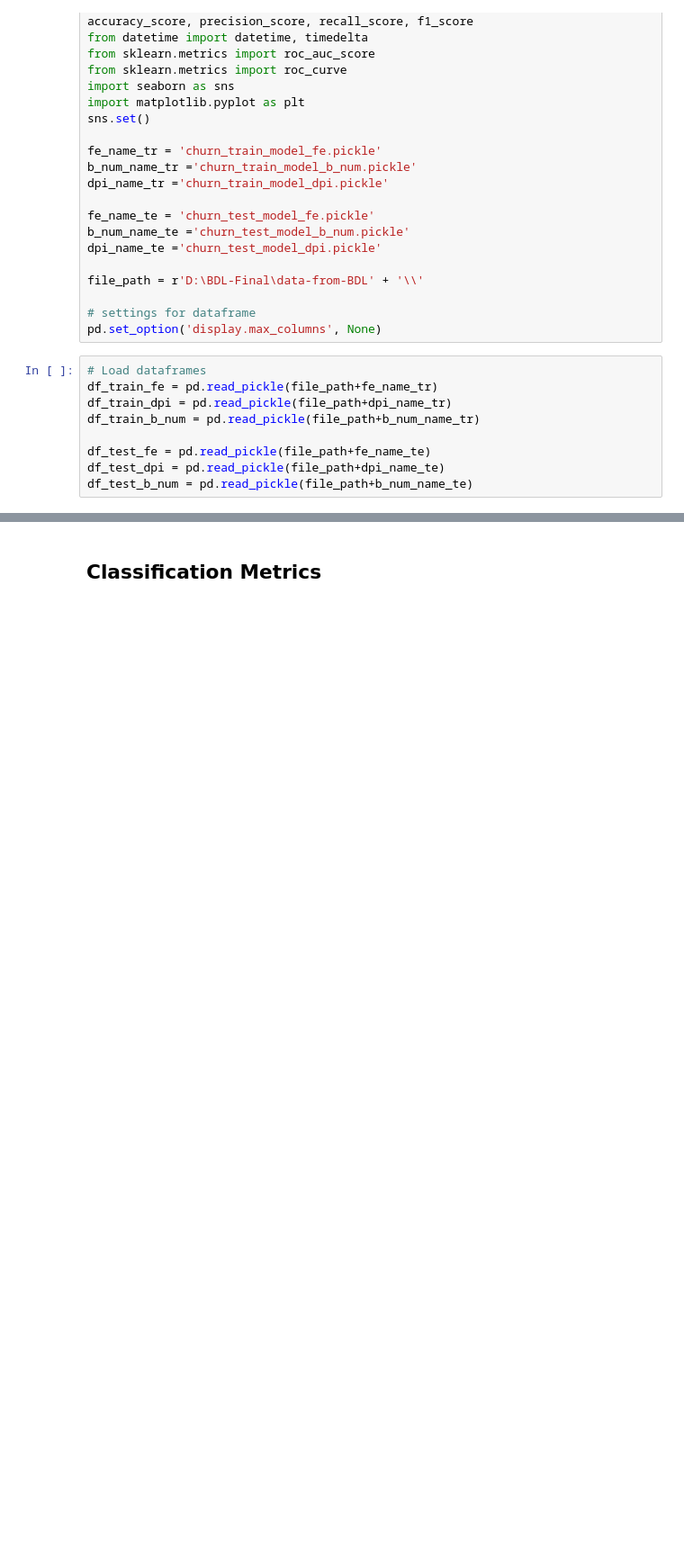
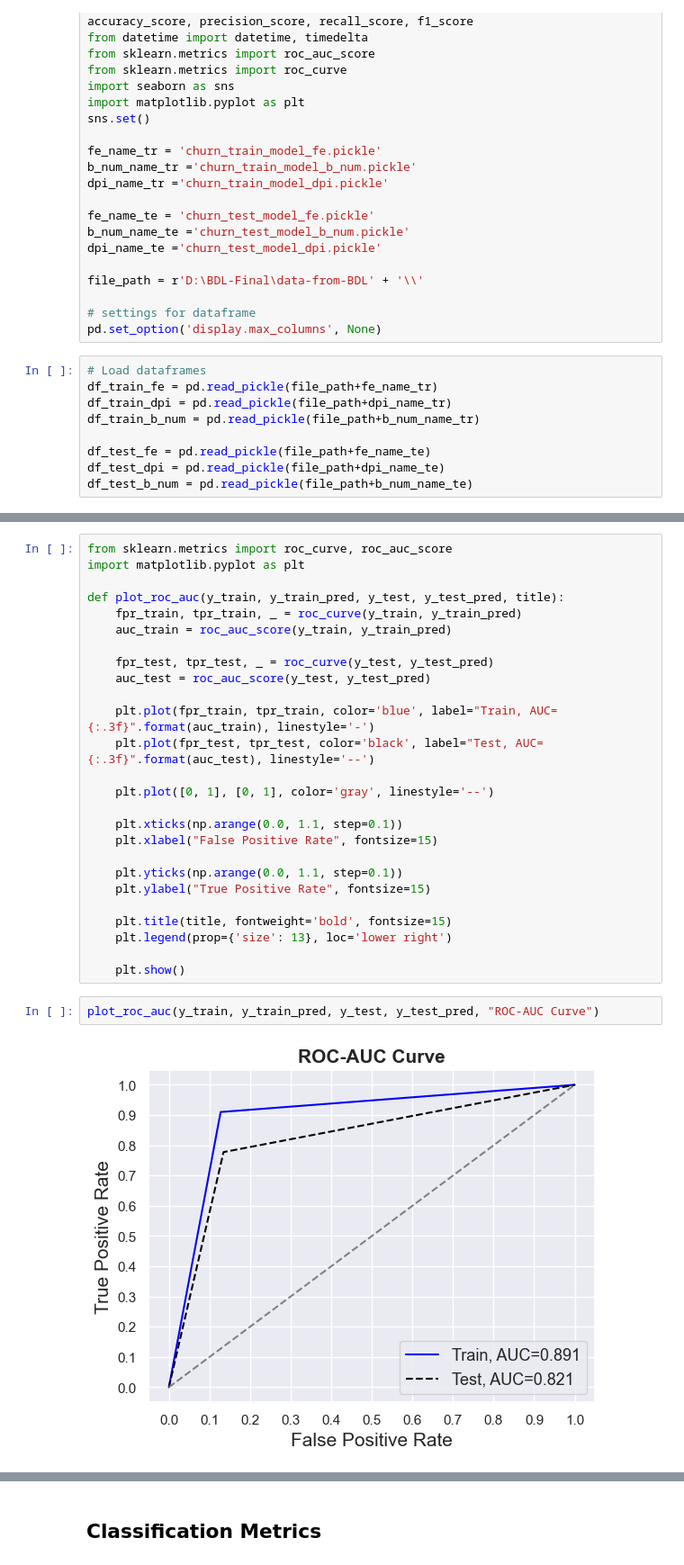
Before and after one commit to volry/subscriber-churn, a Jupyter notebook: BDL-final.ipynb, the cells around one changed output, grey strips where cells are left out. Shown at 90% size. Saved outputs shown, nothing was run; the diff lists cells and outputs as text; blank space fills up the shorter version.

Commit message:
add plot and test AUC 0.82

```diff
--- a/BDL-final.ipynb
+++ b/BDL-final.ipynb
@@ -63,0 +122,30 @@ param = {   'objective': 'binary',
+# %%
+from sklearn.metrics import roc_curve, roc_auc_score
+import matplotlib.pyplot as plt
+
+def plot_roc_auc(y_train, y_train_pred, y_test, y_test_pred, title):
+    fpr_train, tpr_train, _ = roc_curve(y_train, y_train_pred)
+    auc_train = roc_auc_score(y_train, y_train_pred)
+
+    fpr_test, tpr_test, _ = roc_curve(y_test, y_test_pred)
+    auc_test = roc_auc_score(y_test, y_test_pred)
+
+    plt.plot(fpr_train, tpr_train, color='blue', label="Train, AUC={:.3f}".format(auc_train), linestyle='-')
+    plt.plot(fpr_test, tpr_test, color='black', label="Test, AUC={:.3f}".format(auc_test), linestyle='--')
+
+    plt.plot([0, 1], [0, 1], color='gray', linestyle='--')
+
+    plt.xticks(np.arange(0.0, 1.1, step=0.1))
+    plt.xlabel("False Positive Rate", fontsize=15)
+
+    plt.yticks(np.arange(0.0, 1.1, step=0.1))
+    plt.ylabel("True Positive Rate", fontsize=15)
+
+    plt.title(title, fontweight='bold', fontsize=15)
+    plt.legend(prop={'size': 13}, loc='lower right')
+
+    plt.show()
+# %%
+plot_roc_auc(y_train, y_train_pred, y_test, y_test_pred, "ROC-AUC Curve")
+# %% [output]
+[figure, added]
```
Also changed, not shown: parts of 7 cells of this notebook, 2 other files.
